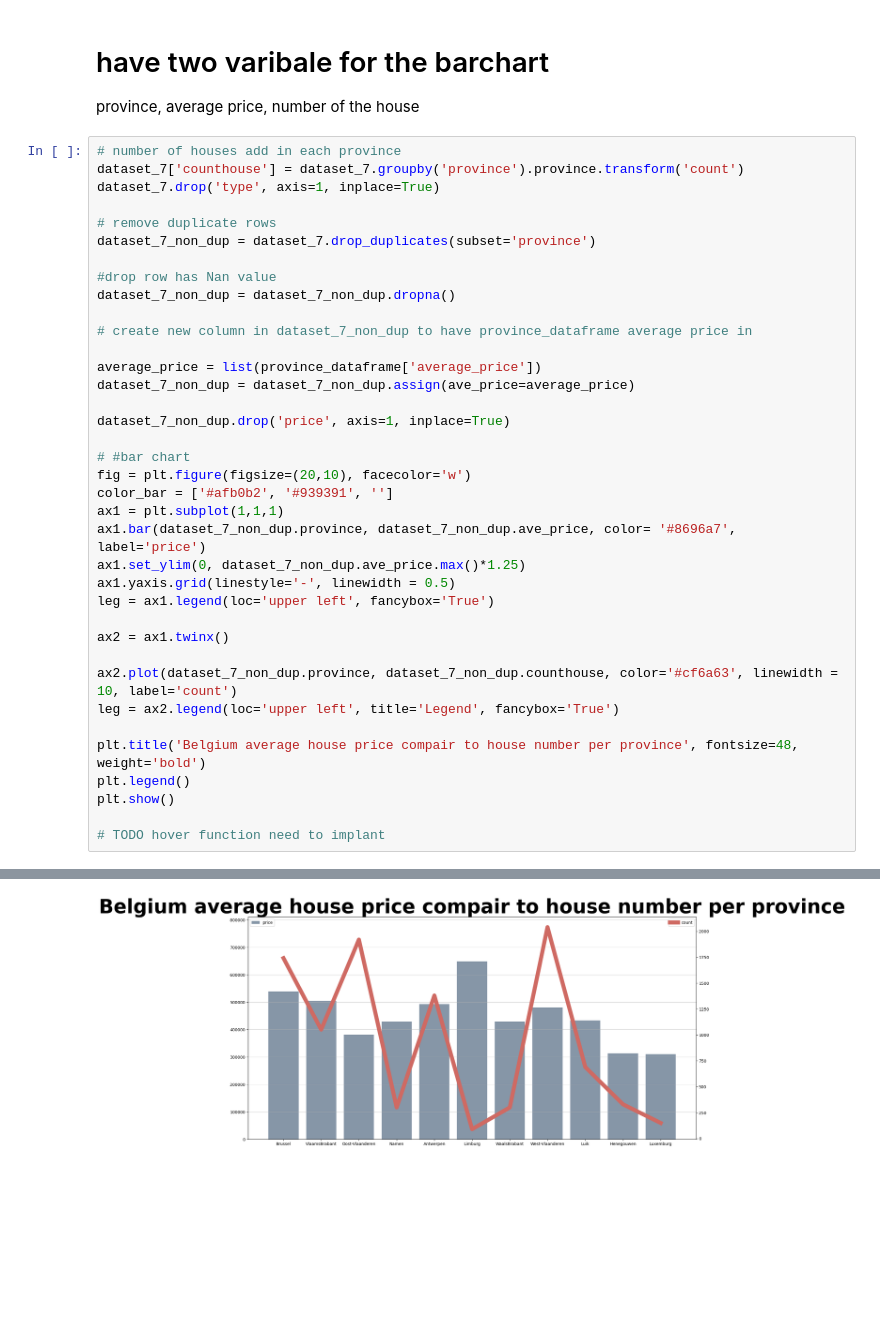
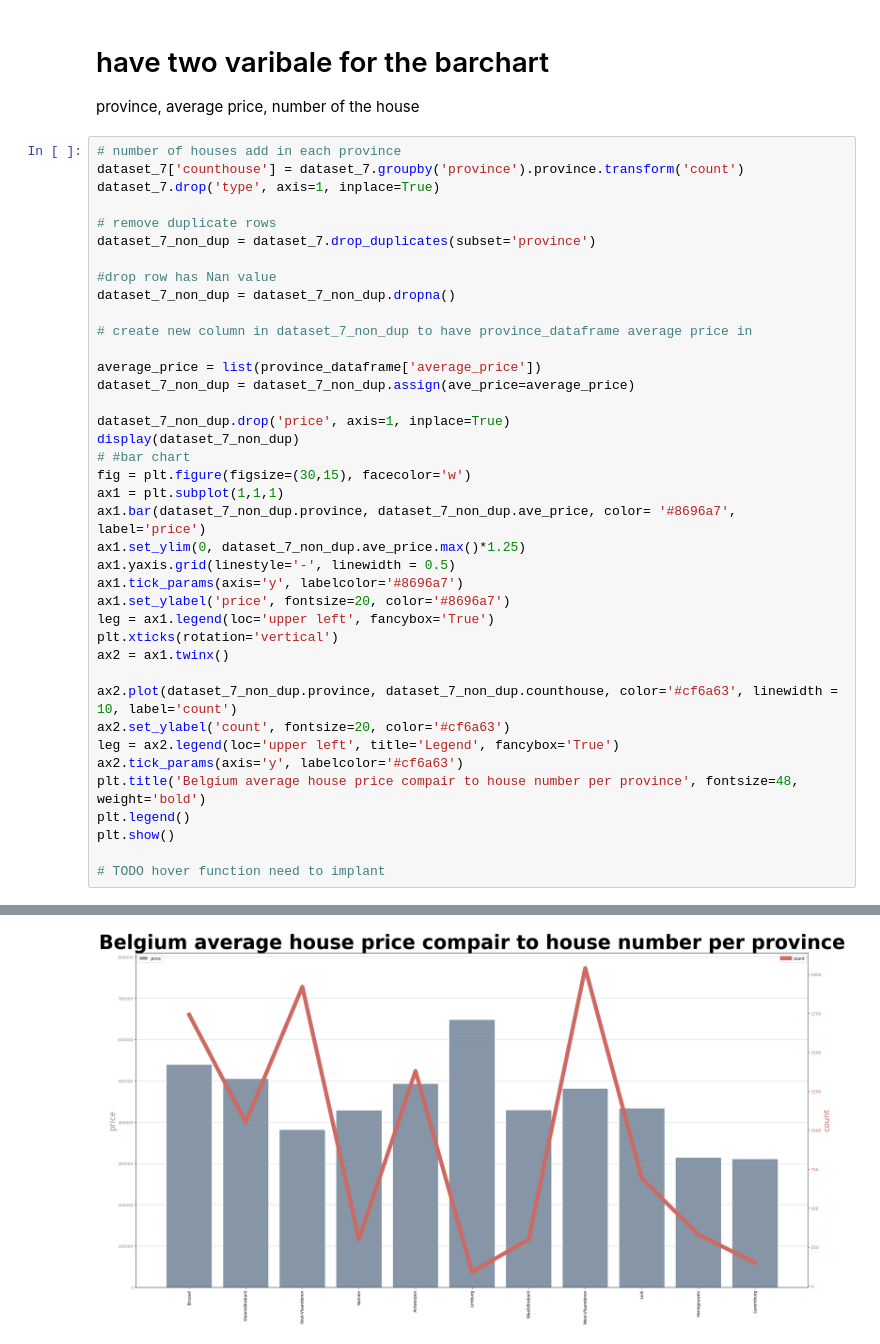
Before and after one commit to duckduckyaya/real-estate-price-prediction, a Jupyter notebook: data-acquisition/cleaning-data.ipynb, the cells around one changed output, grey strips where cells are left out. Cells and saved outputs as stored; diff of their text form; blank space fills up the shorter version.

```diff
--- a/data-acquisition/cleaning-data.ipynb
+++ b/data-acquisition/cleaning-data.ipynb
@@ -267,21 +254,23 @@ average_price = list(province_dataframe['average_price'])
 dataset_7_non_dup = dataset_7_non_dup.assign(ave_price=average_price)
 
 dataset_7_non_dup.drop('price', axis=1, inplace=True)
-
+display(dataset_7_non_dup)
 # #bar chart
-fig = plt.figure(figsize=(20,10), facecolor='w')
-color_bar = ['#afb0b2', '#939391', '']
+fig = plt.figure(figsize=(30,15), facecolor='w')
 ax1 = plt.subplot(1,1,1)
 ax1.bar(dataset_7_non_dup.province, dataset_7_non_dup.ave_price, color= '#8696a7', label='price')
 ax1.set_ylim(0, dataset_7_non_dup.ave_price.max()*1.25)
 ax1.yaxis.grid(linestyle='-', linewidth = 0.5)
+ax1.tick_params(axis='y', labelcolor='#8696a7')
+ax1.set_ylabel('price', fontsize=20, color='#8696a7')
 leg = ax1.legend(loc='upper left', fancybox='True')
-
+plt.xticks(rotation='vertical')
 ax2 = ax1.twinx()
 
 ax2.plot(dataset_7_non_dup.province, dataset_7_non_dup.counthouse, color='#cf6a63', linewidth = 10, label='count')
+ax2.set_ylabel('count', fontsize=20, color='#cf6a63')
 leg = ax2.legend(loc='upper left', title='Legend', fancybox='True')
-
+ax2.tick_params(axis='y', labelcolor='#cf6a63')
 plt.title('Belgium average house price compair to house number per province', fontsize=48, weight='bold')
 plt.legend()
 plt.show()
@@ -291,3 +292,3 @@ plt.show()
-[figure, old version]
+[figure, new version]
 # %% [markdown]
 ### heating type and price
```
Also changed, not shown: parts of 5 cells of this notebook.
